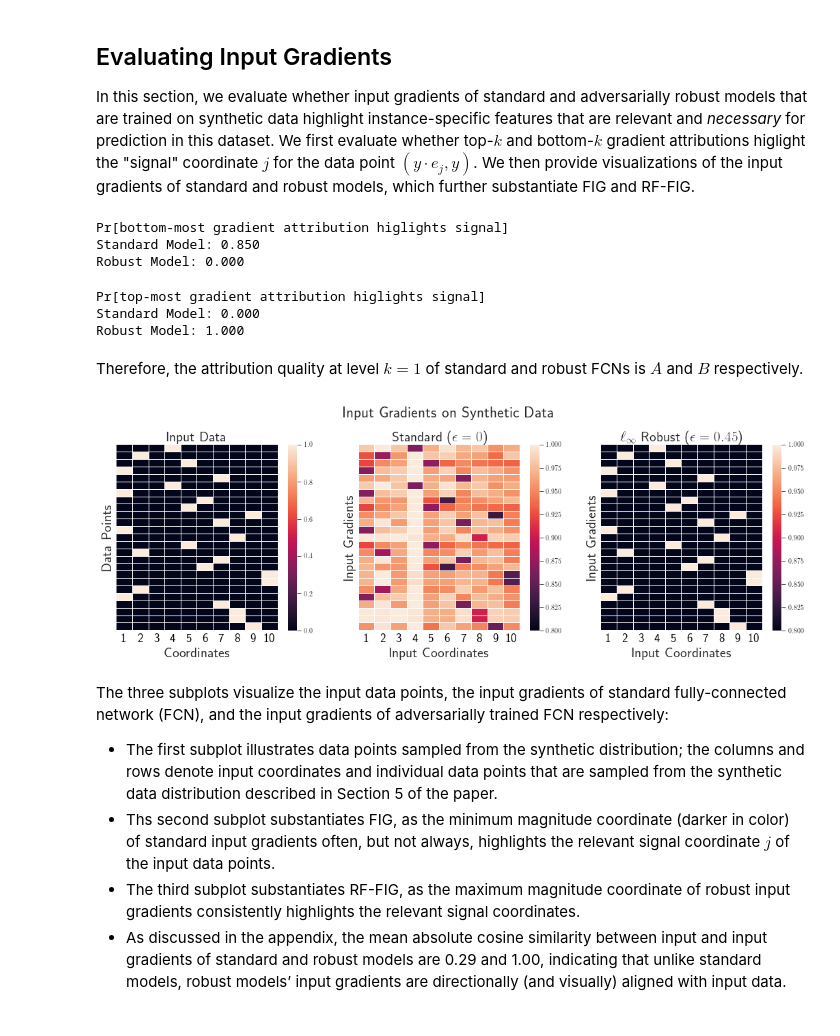
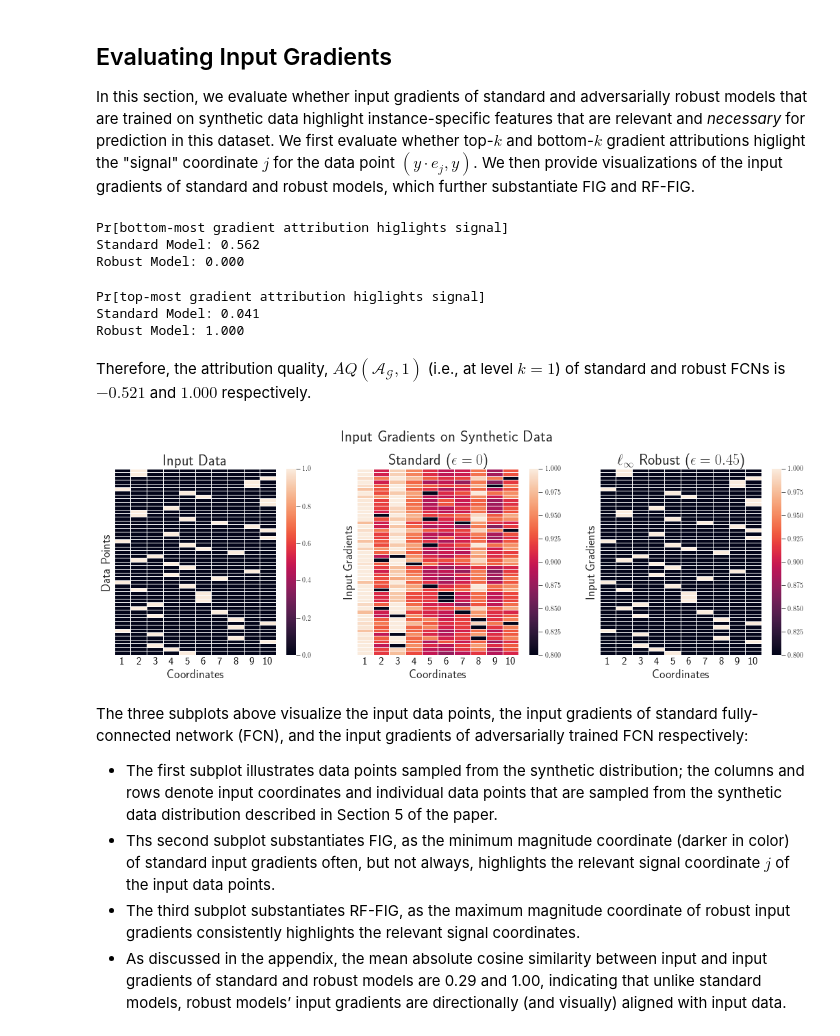
Before and after one commit to harshays/inputgradients, a Jupyter notebook: 02_fig_in_synthetic_data.ipynb, the cells around one changed output. Drawn from its saved outputs; the diff is of its cells as text; code cells hidden in the pictures.

```diff
--- a/02_fig_in_synthetic_data.ipynb
+++ b/02_fig_in_synthetic_data.ipynb
@@ -66,7 +66,7 @@ def get_model(device):
     args = {
         'input_dim': 10,
         'num_classes': 2,
-        'width': 20_000,
+        'width': 25_000,
         'depth': 1,
         'activation': nn.ReLU,
         'lr': 0.1,
@@ -250,7 +249,7 @@ for model_name, G in grads.items():
     print ("{} Model: {:.3f}".format(model_name, np.mean(tracker)))
 # %% [output]
 Pr[bottom-most gradient attribution higlights signal]
-Standard Model: 0.850
+Standard Model: 0.562
 Robust Model: 0.000
 # %%
 # RG-FIG: top-most input gradient coordinate highlights signal coordinate of data point in robust models
@@ -265,44 +264,44 @@ for model_name, G in grads.items():
     print ("{} Model: {:.3f}".format(model_name, np.mean(tracker)))
 # %% [output]
 Pr[top-most gradient attribution higlights signal]
-Standard Model: 0.000
+Standard Model: 0.041
 Robust Model: 1.000
 # %% [markdown]
-Therefore, the attribution quality at level $k=1$ of standard and robust FCNs
-is $A$ and $B$ respectively.
+Therefore, the attribution quality, $AQ(\mathcal{A}_{\mathcal{G}}, 1)$ (i.e., at level $k=1$)
+of standard and robust FCNs is $-0.521$ and $1.000$ respectively.
 # %%
 # visualizing input gradients of standard and robust models
 fig, axs = plt.subplots(1,3,figsize=(18, 5))
 xticks = np.arange(1,11)
 
 # plot dataset
-sns.heatmap(np.abs(test_dataset.X[:25]), ax=axs[0], vmin=0,
+sns.heatmap(np.abs(test_dataset.X[:50]), ax=axs[0], vmin=0,
             vmax=1, linewidth=0.01, yticklabels=False, xticklabels=xticks)
 axs[0].tick_params(which='both', axis='both', length=3)
-axs[0].set_xticklabels(xticks, fontsize=ticks_fs)
+axs[0].set_xticklabels(xticks, fontsize=13)
 
 utils.update_ax(axs[0], title=r'Input Data', xlabel=r'Coordinates', ylabel=r'Data Points',
-                ticks_fs=ticks_fs, label_fs=label_fs, title_fs=title_fs, despine=False, legend_loc=False)
+                ticks_fs=15, label_fs=18, title_fs=22, despine=False, legend_loc=False)
 
 for ax, (model_name, G) in zip(axs[1:], grads.items()):
     # normalize gradients to improve visualization
-    G = np.abs(G[:25])
+    G = np.abs(G[:50])
     G /= G.max(axis=1).reshape(-1, 1)
 
     # plot gradients
     ax = sns.heatmap(G, ax=ax, vmax=1, vmin=0.8, linewidth=0.01, yticklabels=False, xticklabels=xticks)
-    utils.update_ax(ax, title=labels[model_name], xlabel=xlabel, ylabel=r'Input Gradients',
-                    ticks_fs=ticks_fs, label_fs=label_fs, title_fs=title_fs, despine=False, legend_loc=False)
+    utils.update_ax(ax, title=labels[model_name], xlabel=r'Coordinates', ylabel=r'Input Gradients',
+                    ticks_fs=15, label_fs=18, title_fs=22, despine=False, legend_loc=False)
 
     ax.tick_params(which='both', axis='both', length=3)
-    ax.set_xticklabels(xticks, fontsize=ticks_fs)
+    ax.set_xticklabels(xticks, fontsize=15)
 
 sup = fig.suptitle('Input Gradients on Synthetic Data', y=1.04, fontsize=23)
 fig.savefig('plots/feature_inversion_synthetic_data.pdf', dpi=fig.dpi, bbox_inches='tight', bbox_extra_artists=[sup])
 # %% [output]
-[figure, old version]
+[figure, new version]
 # %% [markdown]
-The three subplots visualize the input data points, the input gradients of standard fully-connected network (FCN), and the input gradients of adversarially trained FCN respectively:
+The three subplots above visualize the input data points, the input gradients of standard fully-connected network (FCN), and the input gradients of adversarially trained FCN respectively:
 - The first subplot illustrates data points sampled from the synthetic distribution; the columns and rows denote input coordinates and individual data points that are sampled from the synthetic data distribution described in Section 5 of the paper.
 - Ths second subplot substantiates FIG, as the minimum magnitude coordinate (darker in color) of standard input gradients often, but not always, highlights the relevant signal coordinate $j$ of the input data points.
 - The third subplot substantiates RF-FIG, as the maximum magnitude coordinate of robust input gradients consistently highlights the relevant signal coordinates.
```
Also changed, not shown: parts of 4 cells of this notebook, 3 other files.
